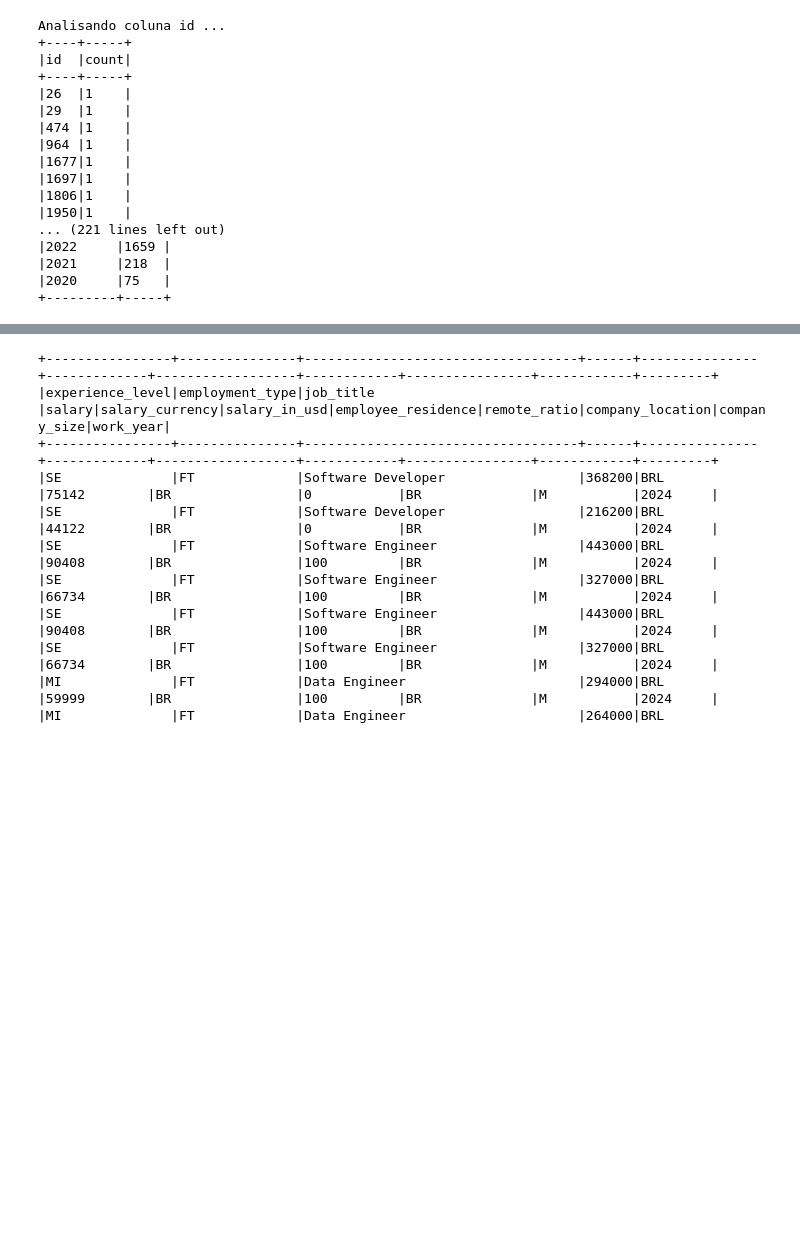
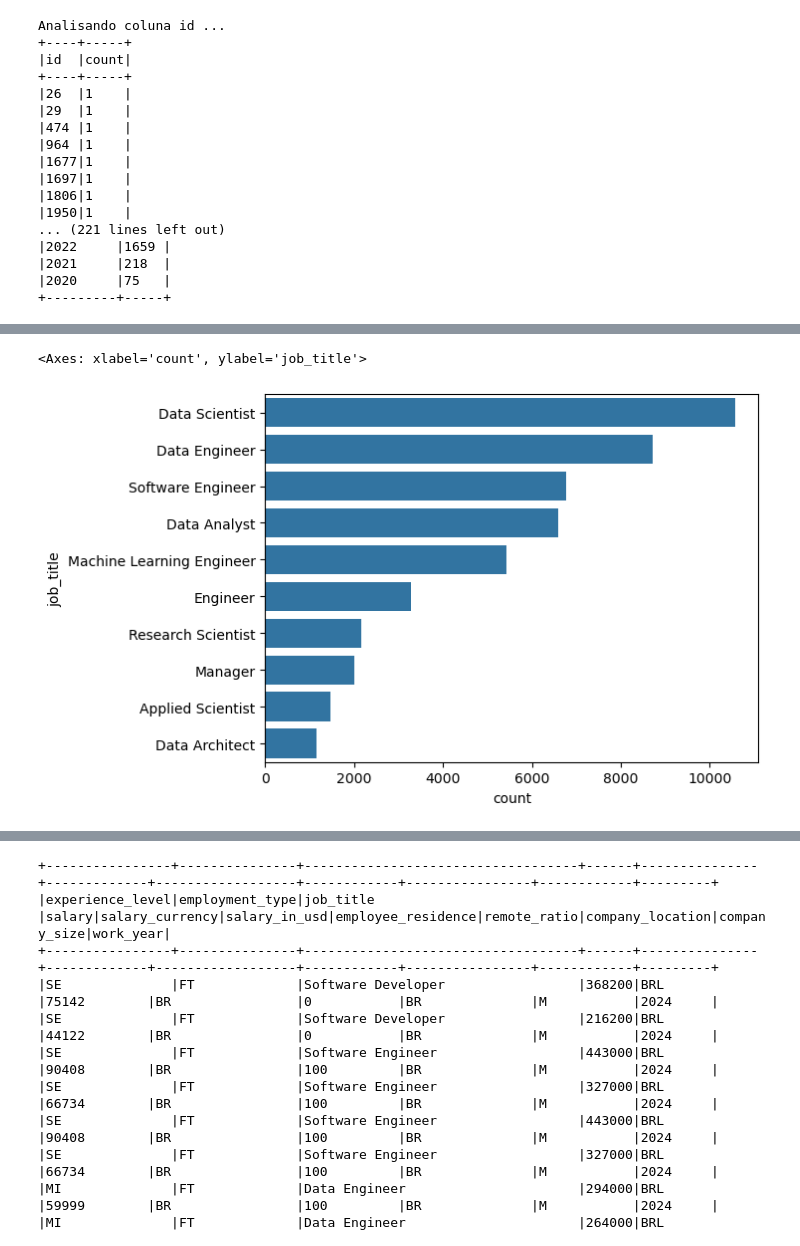
Before and after one commit to aurelixv/tcc-data-mining-2024, a Jupyter notebook: notebooks/exploratory-data-analysis.ipynb, the cells around one changed output, grey strips where cells are left out. Drawn from its saved outputs; the diff is of its cells as text; code cells hidden in the pictures; blank space fills up the shorter version.

```diff
--- a/notebooks/exploratory-data-analysis.ipynb
+++ b/notebooks/exploratory-data-analysis.ipynb
@@ -134,0 +218,7 @@ Analisando coluna id ...
+# %%
+cargo = (
+    df.groupBy("job_title")
+    .agg(F.count("*").alias("count"))
+    .sort("count", ascending=False)
+    .limit(10)
+)
@@ -134,0 +242,5 @@ Analisando coluna id ...
+# %%
+sns.barplot(cargo.toPandas(), y="job_title", x="count")
+# %% [output]
+<Axes: xlabel='count', ylabel='job_title'>
+[figure, added]
```
Also changed, not shown: parts of 66 cells of this notebook, 1 other file.
